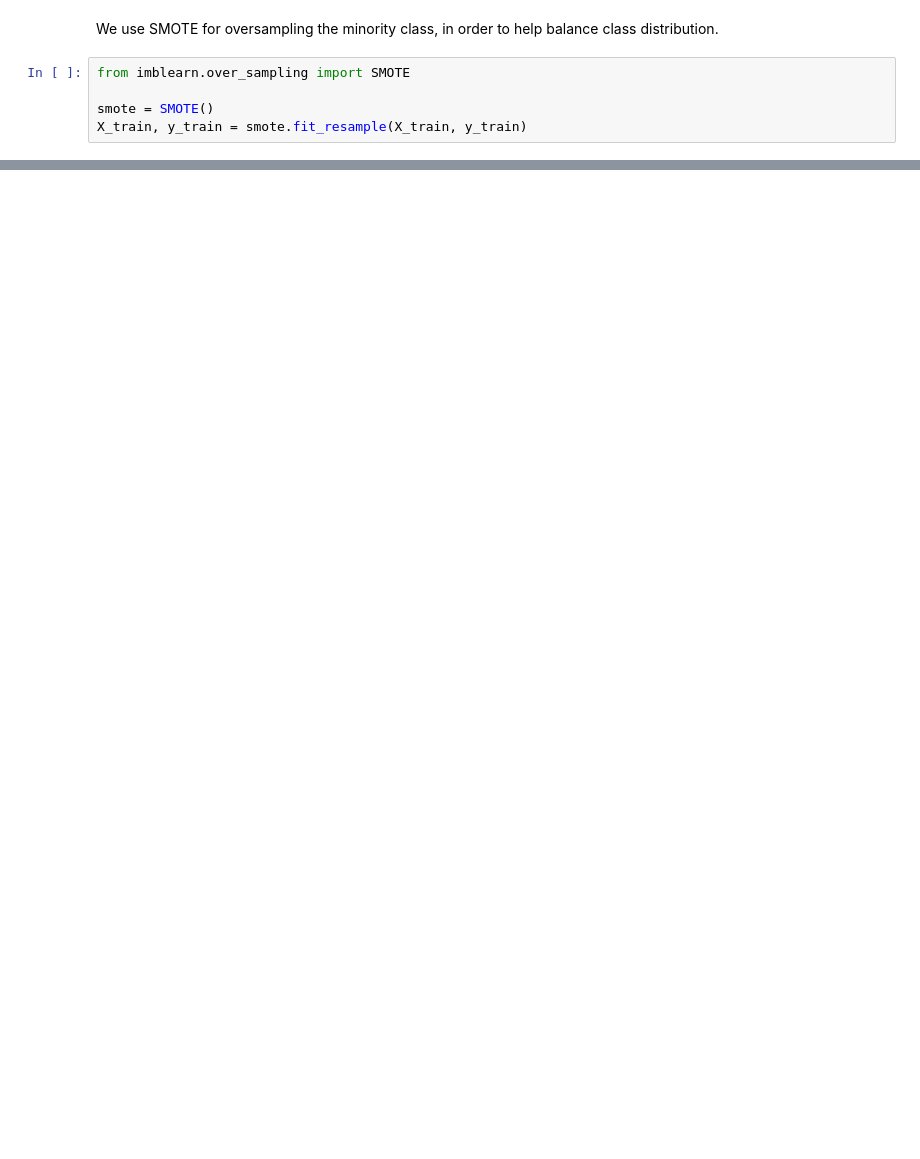
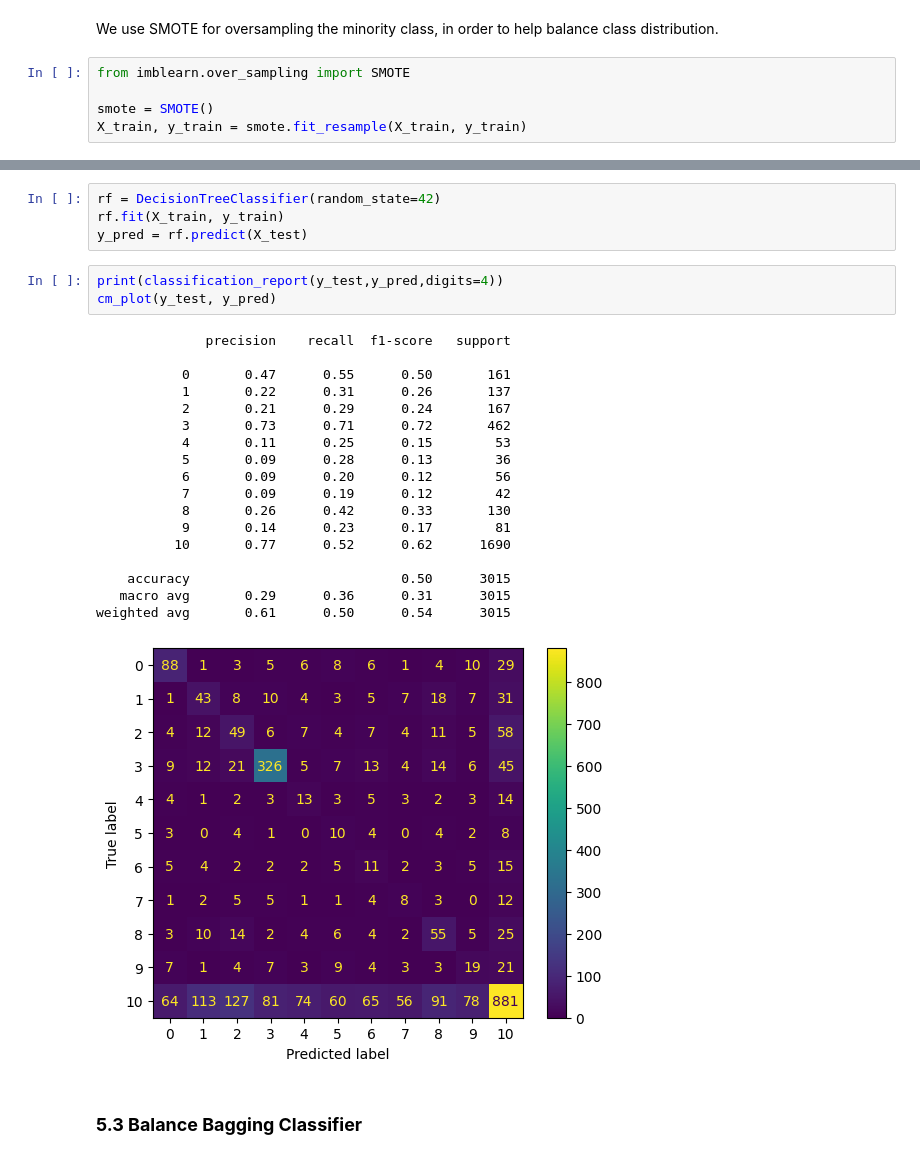
Before and after one commit to QioCas/ML-final-project, a Jupyter notebook: report.ipynb, the cells around one changed output, grey strips where cells are left out. Cells and saved outputs as stored; diff of their text form; blank space fills up the shorter version.

```diff
--- a/report.ipynb
+++ b/report.ipynb
@@ -263,0 +266,28 @@ weighted avg       0.64      0.56      0.59      3015
+# %%
+rf = DecisionTreeClassifier(random_state=42)
+rf.fit(X_train, y_train)
+y_pred = rf.predict(X_test)
+# %%
+print(classification_report(y_test,y_pred,digits=4))
+cm_plot(y_test, y_pred)
+# %% [output]
+              precision    recall  f1-score   support
+
+           0       0.47      0.55      0.50       161
+           1       0.22      0.31      0.26       137
+           2       0.21      0.29      0.24       167
+           3       0.73      0.71      0.72       462
+           4       0.11      0.25      0.15        53
+           5       0.09      0.28      0.13        36
+           6       0.09      0.20      0.12        56
+           7       0.09      0.19      0.12        42
+           8       0.26      0.42      0.33       130
+           9       0.14      0.23      0.17        81
+          10       0.77      0.52      0.62      1690
+
+    accuracy                           0.50      3015
+   macro avg       0.29      0.36      0.31      3015
+weighted avg       0.61      0.50      0.54      3015
+[figure, added]
+# %% [markdown]
+### **5.3 Balance Bagging Classifier**
```
Also changed, not shown: parts of 38 cells of this notebook.
